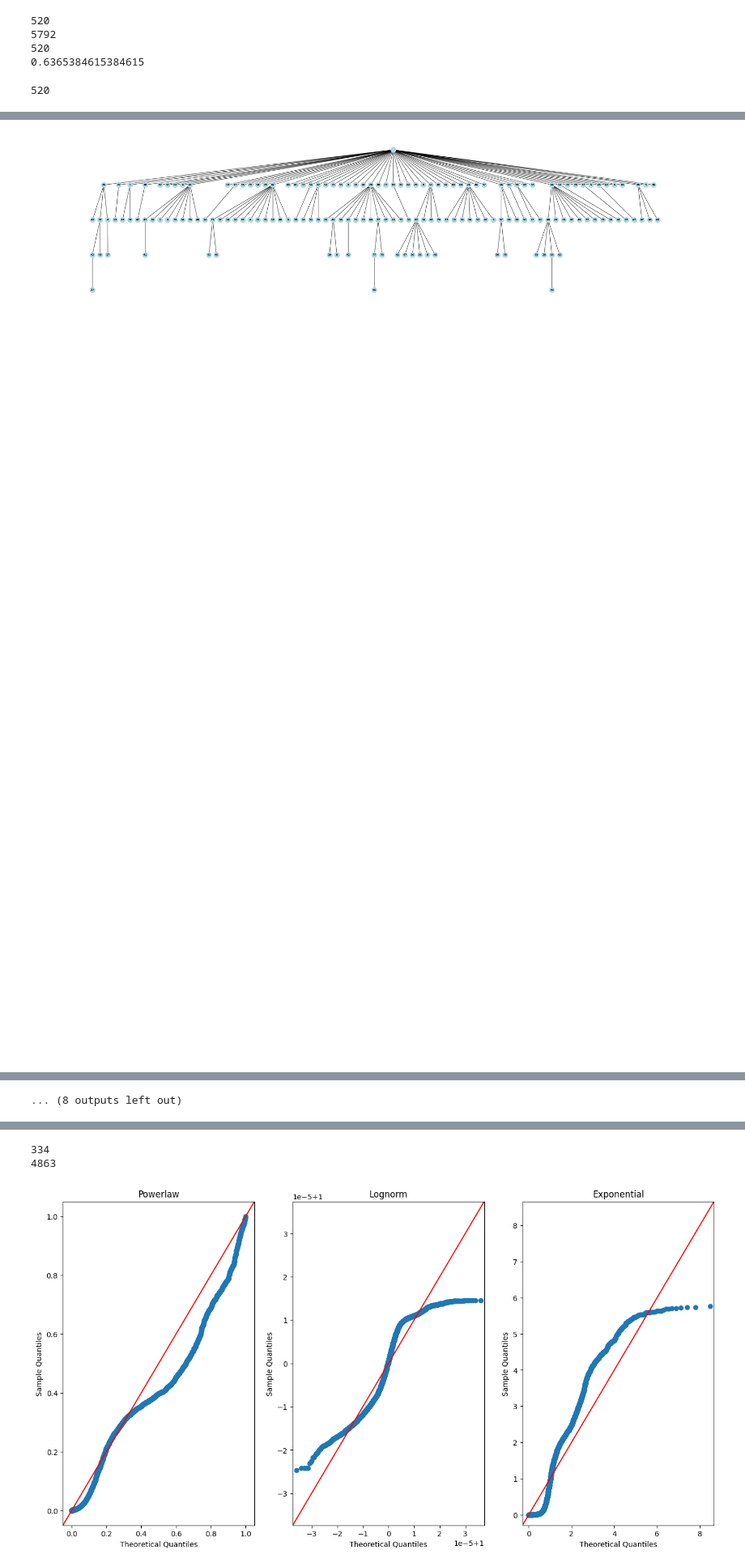
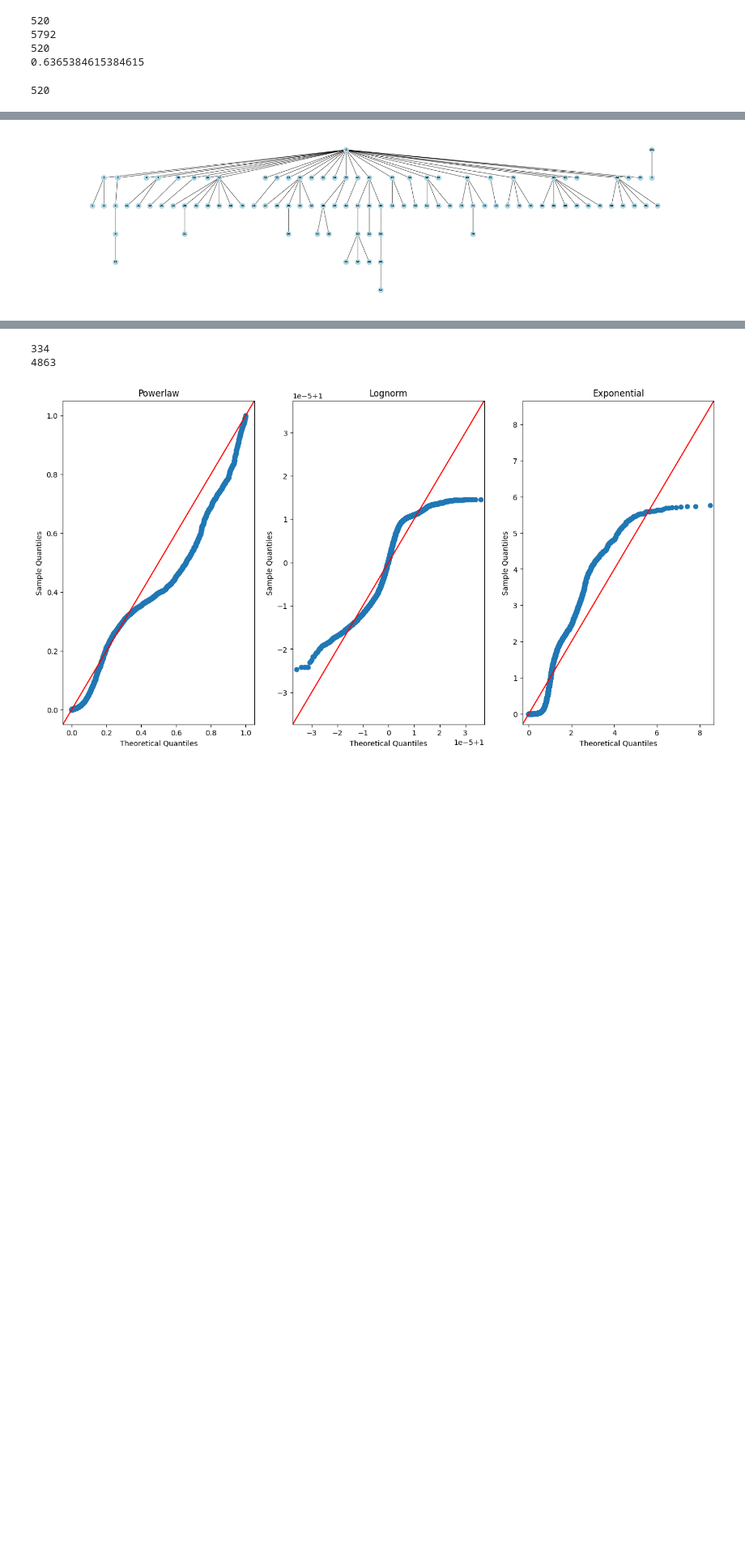
Before and after one commit to rutschmanna/oasis, a Jupyter notebook: scripts/01_replication-df.ipynb, the cells around one changed output, grey strips where cells are left out. Shown at 81% size. Saved outputs shown, nothing was run; the diff lists cells and outputs as text; code cells hidden in the pictures; blank space fills up the shorter version.

```diff
--- a/scripts/01_replication-df.ipynb
+++ b/scripts/01_replication-df.ipynb
@@ -73,7 +67,7 @@ pf6: 100
 # %%
 data = pu.load_db_json_data(
     "/../abyss/home/oasis/oasis-rutschmanna/data/db_json/",
-    "reddit-sim_qwen_pf1-16",
+    "reddit-sim_qwen_pf1-30",
     to_df=True
 )
 
@@ -276,7 +270,7 @@ for i in range(2):
     for j in range(3):
         temp = discussions_data.loc[discussions_data["subreddit"] == f"DiscussPolitics{(i+1)*(j+1)}"]
         axs[i][j].hist(
-            temp["length_comment_char"], label="Seed"
+            temp["length_comment_char"], color="y", label="Seed"
         )
         axs[i][j].set_xlabel("Comment Length")
         axs[i][j].set_xlim(0, 2000)
@@ -290,34 +284,30 @@ plt.show()
 # %%
 # Visualize the thread structure in tree form
-for i in range(1, 21):
+for i in range(1, 2):
     thread_tree = []
     node_labels = {}
 
     temp = list(data.values())[0]
     temp = temp[temp["post_id"] == i]
 
     for j, r in temp.iterrows():
         if r["parent_comment_id"] == -1:
             thread_tree.append((0, r["comment_id"]))
         else:
             thread_tree.append((r["parent_comment_id"], r["comment_id"]))
         node_labels[r["comment_id"]] = r["user_id"]
 
     G = nx.Graph()
     G.add_edges_from(thread_tree)
     pos = graphviz_layout(G, prog="dot")
 
     fig, axs = plt.subplots(1, 1, figsize=(40, 10))
     nx.draw(
         G, pos, with_labels=True, labels=node_labels, node_size=300,
         node_color='lightblue', font_weight='bold', font_size=8
     )
     if save_figs:
         plt.savefig("figures/sim_thread-tree.jpg")
     plt.show()
 # %% [output]
-[figure, old version]
+[figure, new version]
-[figure, removed]
-[figure, removed]
-[figure, removed]
-[figure, removed]
@@ -331,4 +314,3 @@ for i in range(1, 21):
-... (8 outputs left out)
 # %%
 # temp = discussions_data.groupby(["ParticipantID", "post_title"]).size().groupby("ParticipantID").idxmax().apply(pd.Series)[1]
 
```
Also changed, not shown: parts of 16 cells of this notebook, 4 other files.
